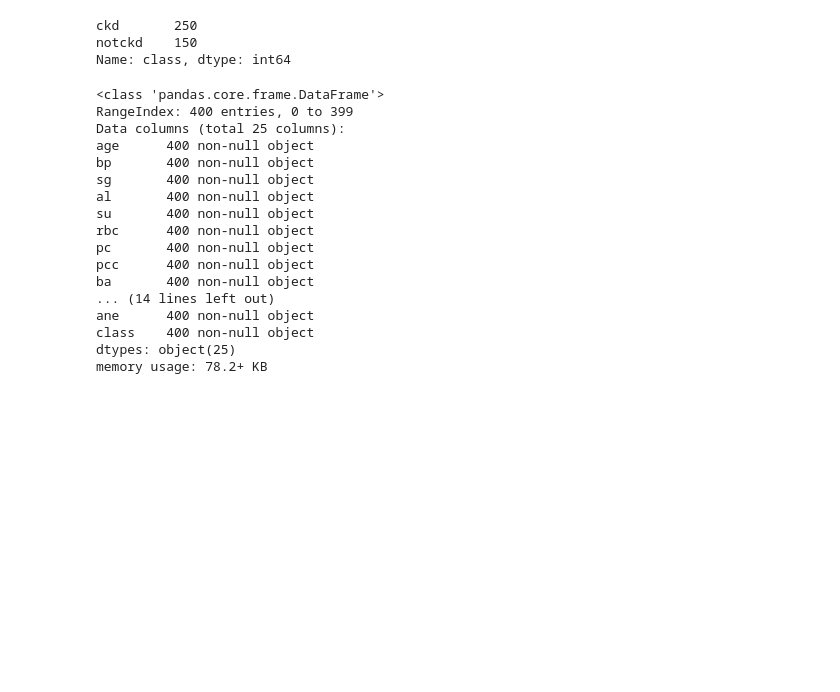
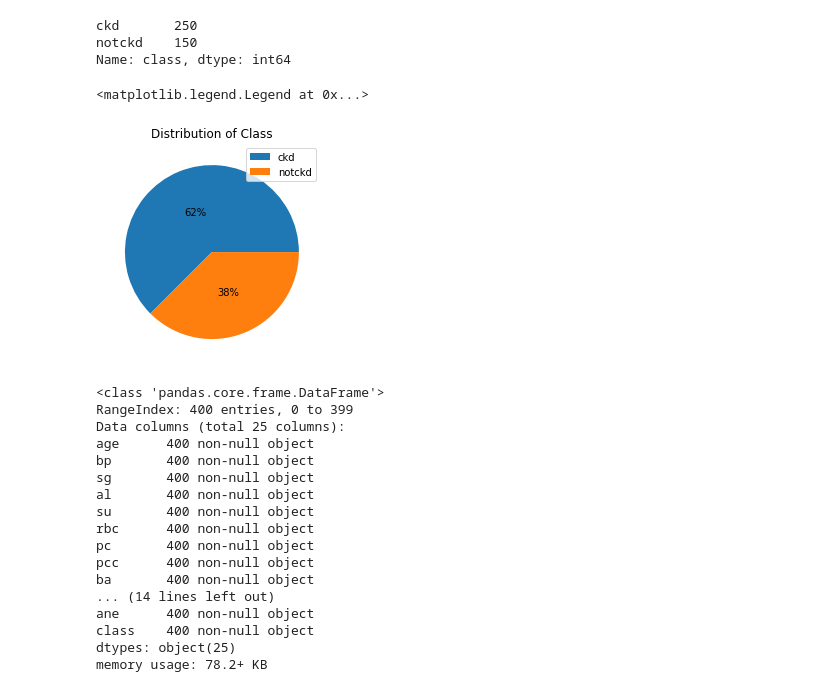
Before and after one commit to KumarAbhinav2/CKD_BITS, a Jupyter notebook: Assignment1.ipynb, the cells around one changed output. Cells and saved outputs as stored; diff of their text form; code cells hidden in the pictures; blank space fills up the shorter version.

```diff
--- a/Assignment1.ipynb
+++ b/Assignment1.ipynb
@@ -57,6 +58,21 @@ df["class"].value_counts()
 ckd       250
 notckd    150
 Name: class, dtype: int64
+# %%
+# Visualise the distribution of the classes
+df.groupby('class').count()
+ckd = 250
+notckd = 150
+
+chart_labels = ['ckd', 'notckd']
+data = [ckd, notckd]
+
+plt.pie(data,autopct='%1.0f%%',pctdistance=0.5, labeldistance=1.1 )
+plt.title('Distribution of Class')
+plt.legend(chart_labels, loc='best')
+# %% [output]
+<matplotlib.legend.Legend at 0x...>
+[figure, added]
 # %%
 df.info()
 # %% [output]
```
Also changed, not shown: parts of 17 cells of this notebook.
